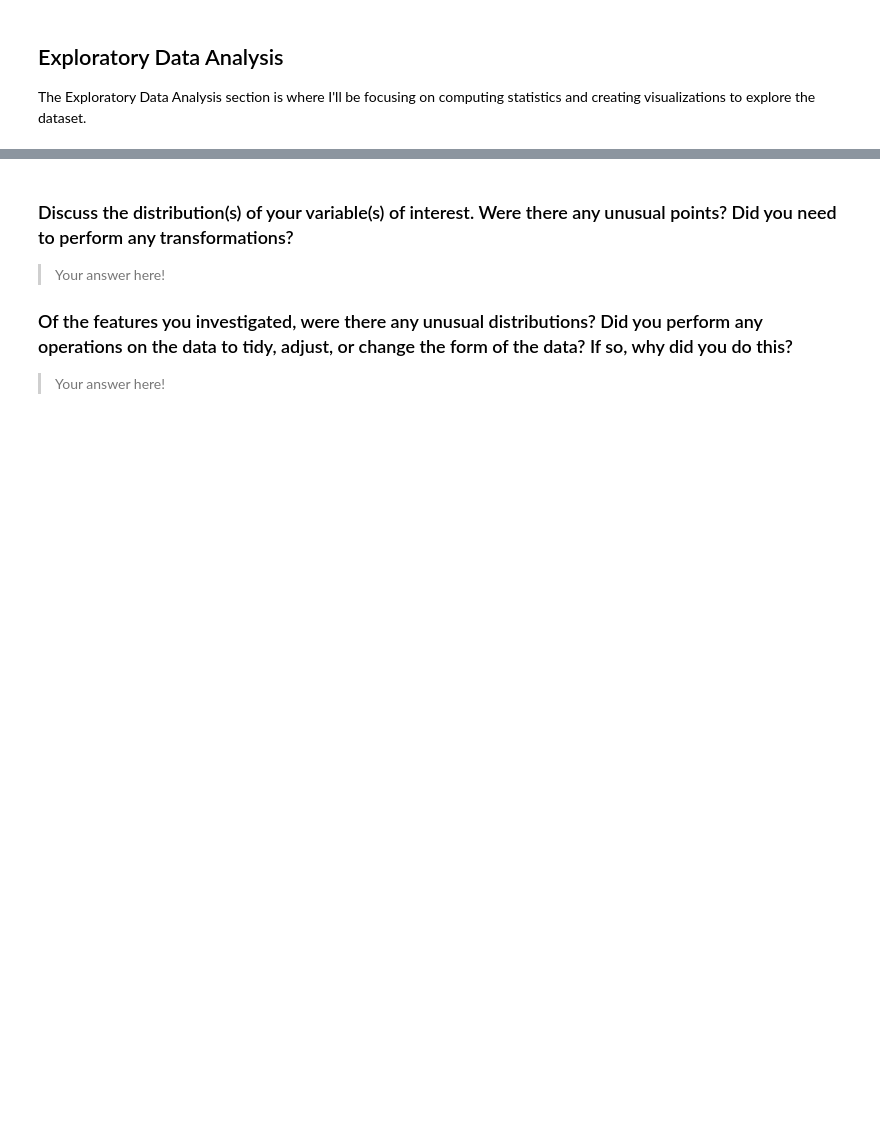
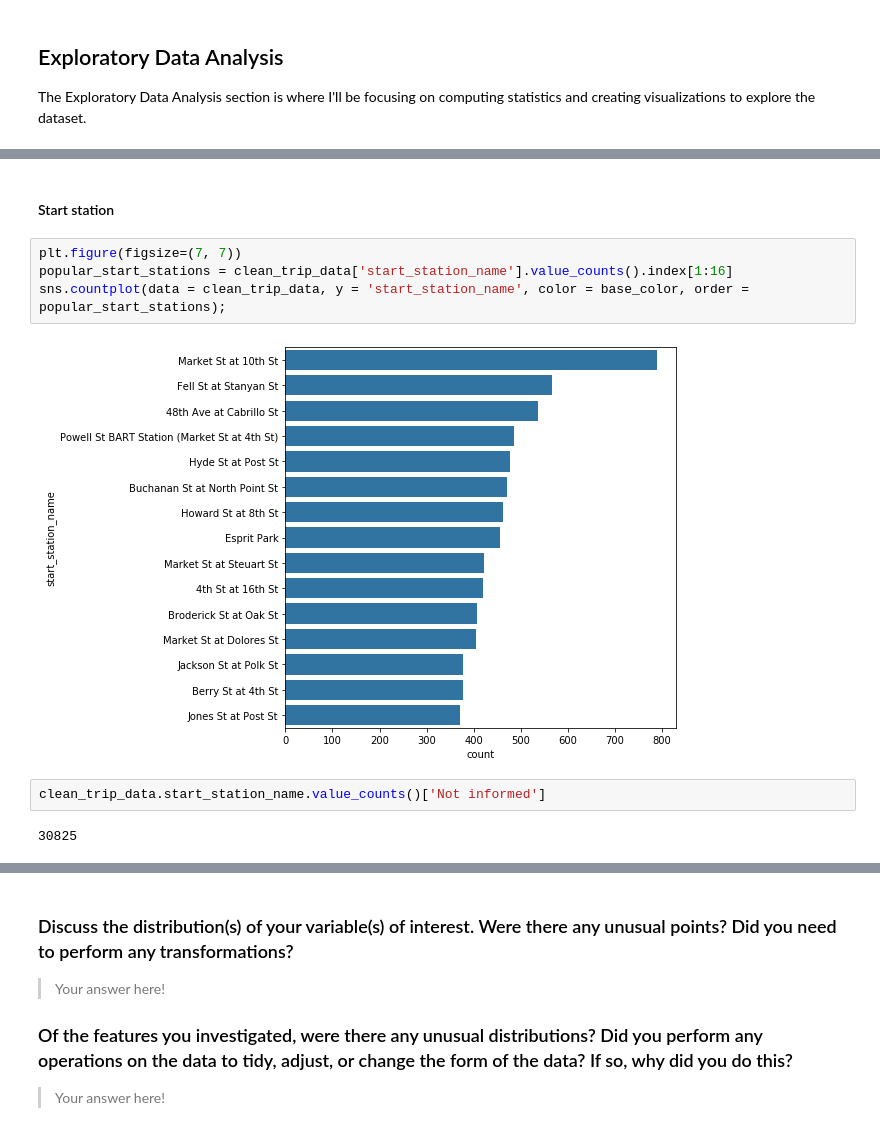
Before and after one commit to Nevesgmd/bay-wheels-data-analysis, a Jupyter notebook: exploration_template.ipynb, the cells around one changed output, grey strips where cells are left out. Cells and saved outputs as stored; diff of their text form; blank space fills up the shorter version.

```diff
--- a/exploration_template.ipynb
+++ b/exploration_template.ipynb
@@ -283,0 +298,12 @@ you plan on investigating next.
+# %% [markdown]
+#### Start station
+# %%
+plt.figure(figsize=(7, 7))
+popular_start_stations = clean_trip_data['start_station_name'].value_counts().index[1:16]
+sns.countplot(data = clean_trip_data, y = 'start_station_name', color = base_color, order = popular_start_stations);
+# %% [output]
+[figure, added]
+# %%
+clean_trip_data.start_station_name.value_counts()['Not informed']
+# %% [output]
+30825
```
Also changed, not shown: parts of 33 cells of this notebook.
